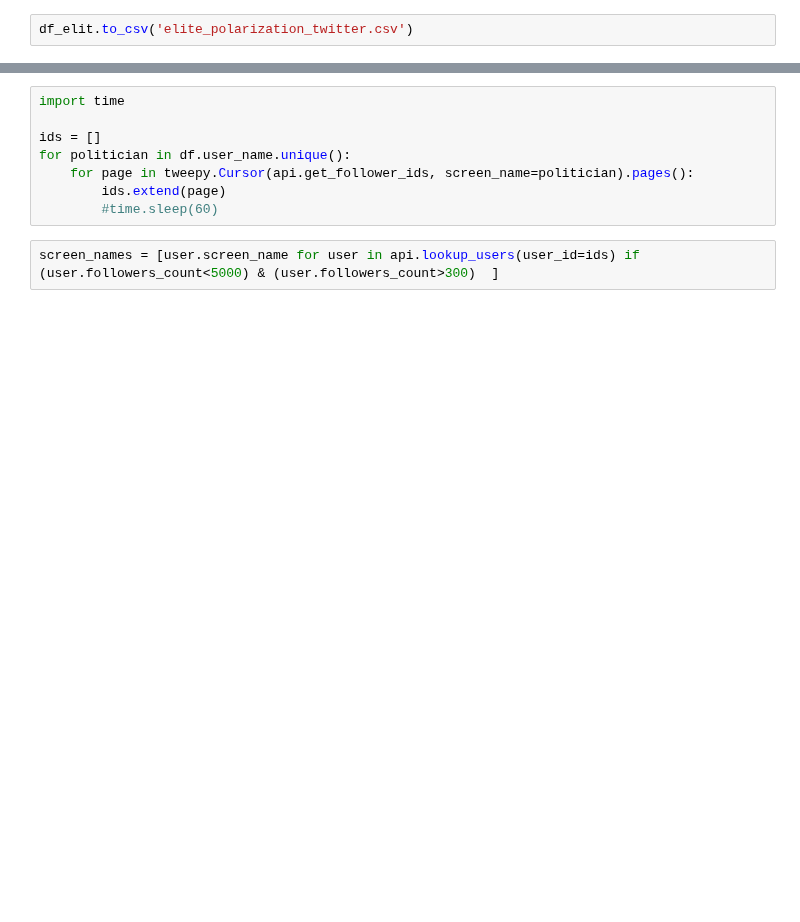
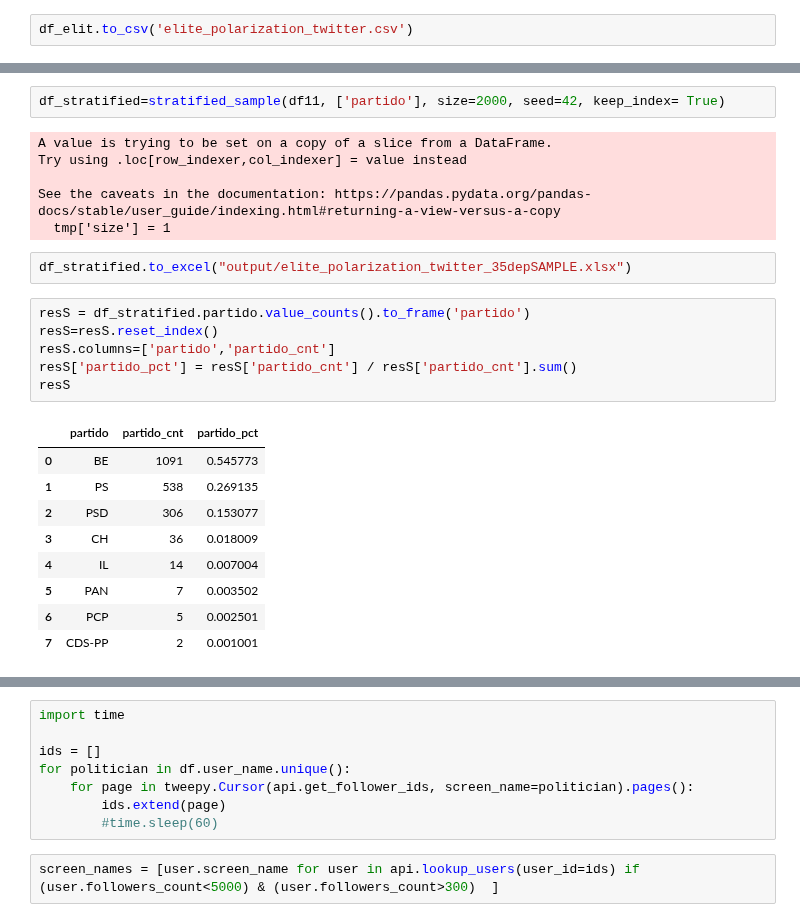
Before and after one commit to CT-P/portuguese_open_data, a Jupyter notebook: code/explore/3.twitter_api.ipynb, the cells around one changed output, grey strips where cells are left out. Saved outputs shown, nothing was run; the diff lists cells and outputs as text; blank space fills up the shorter version.

Commit message:
stratified sampling

```diff
--- a/code/explore/3.twitter_api.ipynb
+++ b/code/explore/3.twitter_api.ipynb
@@ -241,0 +529,26 @@ df_elit.to_csv('elite_polarization_twitter.csv')
+# %%
+df_stratified=stratified_sample(df11, ['partido'], size=2000, seed=42, keep_index= True)
+# %% [output]
+A value is trying to be set on a copy of a slice from a DataFrame.
+Try using .loc[row_indexer,col_indexer] = value instead
+
+See the caveats in the documentation: https://pandas.pydata.org/pandas-docs/stable/user_guide/indexing.html#returning-a-view-versus-a-copy
+  tmp['size'] = 1
+# %%
+df_stratified.to_excel("output/elite_polarization_twitter_35depSAMPLE.xlsx")
+# %%
+resS = df_stratified.partido.value_counts().to_frame('partido')
+resS=resS.reset_index()
+resS.columns=['partido','partido_cnt']
+resS['partido_pct'] = resS['partido_cnt'] / resS['partido_cnt'].sum()
+resS
+# %% [output]
+|  | partido | partido_cnt | partido_pct |
+| 0 | BE | 1091 | 0.545773 |
+| 1 | PS | 538 | 0.269135 |
+| 2 | PSD | 306 | 0.153077 |
+| 3 | CH | 36 | 0.018009 |
+| 4 | IL | 14 | 0.007004 |
+| 5 | PAN | 7 | 0.003502 |
+| 6 | PCP | 5 | 0.002501 |
+| 7 | CDS-PP | 2 | 0.001001 |
```
Also changed, not shown: parts of 35 cells of this notebook.
